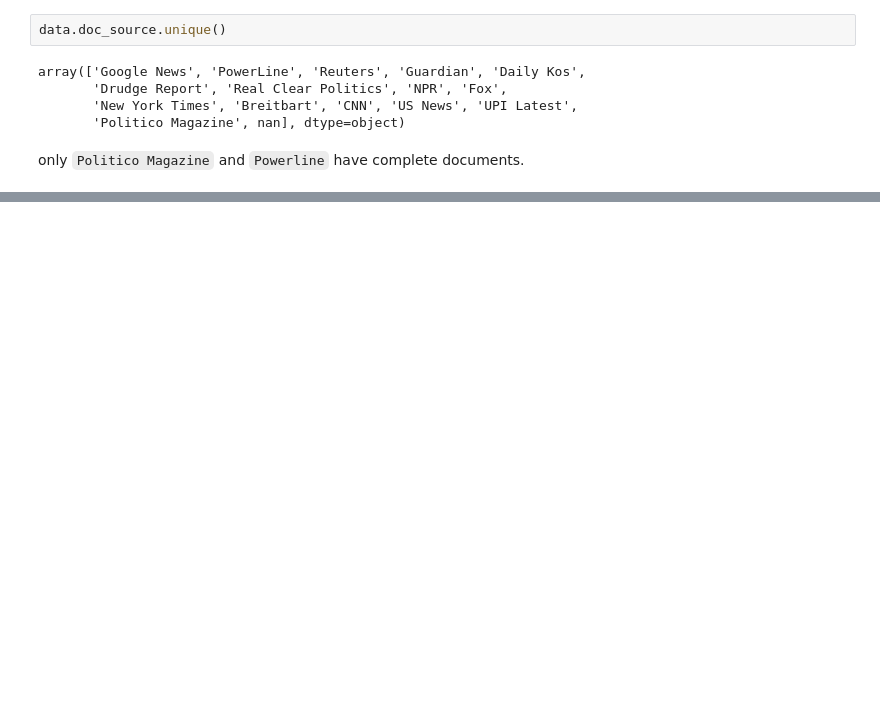
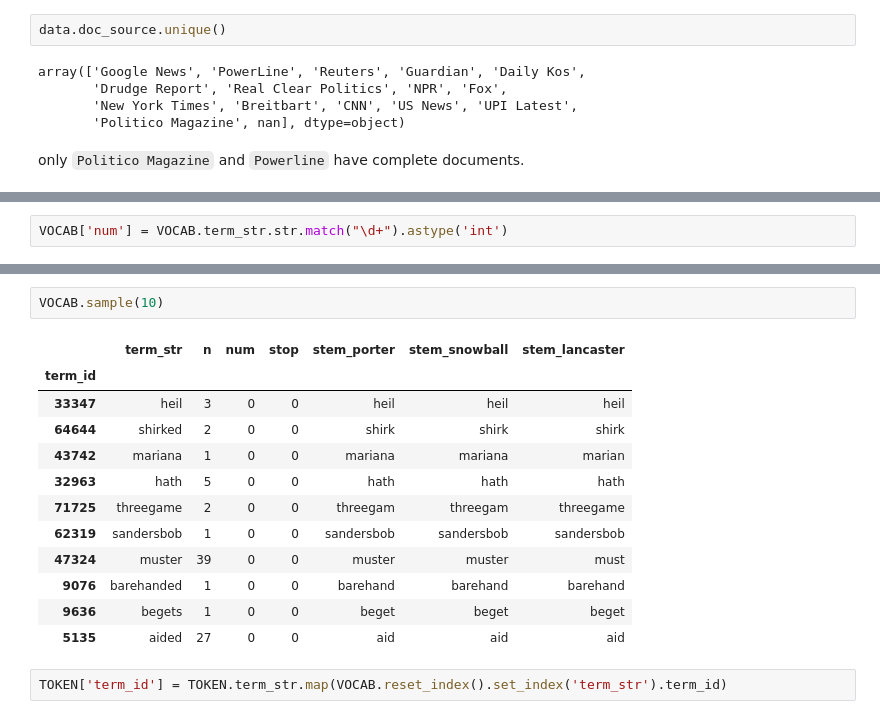
Before and after one commit to BeDSmonster/ETA, a Jupyter notebook: news.ipynb, the cells around one changed output, grey strips where cells are left out. Drawn from its saved outputs; the diff is of its cells as text; blank space fills up the shorter version.

```diff
--- a/news.ipynb
+++ b/news.ipynb
@@ -113,0 +136,2 @@ data.doc_url[50]
+# %%
+VOCAB['num'] = VOCAB.term_str.str.match("\d+").astype('int')
@@ -113,0 +213,17 @@ data.doc_url[50]
+# %%
+VOCAB.sample(10)
+# %% [output]
+|  | term_str | n | num | stop | stem_porter | stem_snowball | stem_lancaster |
+| term_id |  |  |  |  |  |  |  |
+| 33347 | heil | 3 | 0 | 0 | heil | heil | heil |
+| 64644 | shirked | 2 | 0 | 0 | shirk | shirk | shirk |
+| 43742 | mariana | 1 | 0 | 0 | mariana | mariana | marian |
+| 32963 | hath | 5 | 0 | 0 | hath | hath | hath |
+| 71725 | threegame | 2 | 0 | 0 | threegam | threegam | threegame |
+| 62319 | sandersbob | 1 | 0 | 0 | sandersbob | sandersbob | sandersbob |
+| 47324 | muster | 39 | 0 | 0 | muster | muster | must |
+| 9076 | barehanded | 1 | 0 | 0 | barehand | barehand | barehand |
+| 9636 | begets | 1 | 0 | 0 | beget | beget | beget |
+| 5135 | aided | 27 | 0 | 0 | aid | aid | aid |
+# %%
+TOKEN['term_id'] = TOKEN.term_str.map(VOCAB.reset_index().set_index('term_str').term_id)
```
Also changed, not shown: parts of 55 cells of this notebook.
